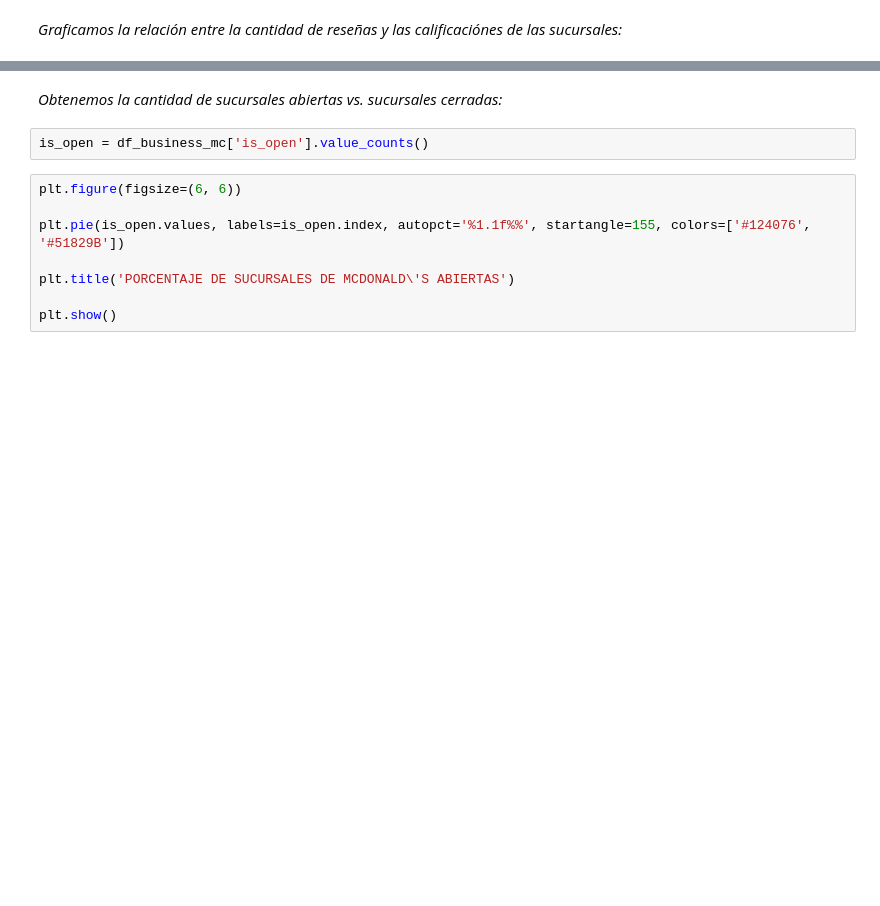
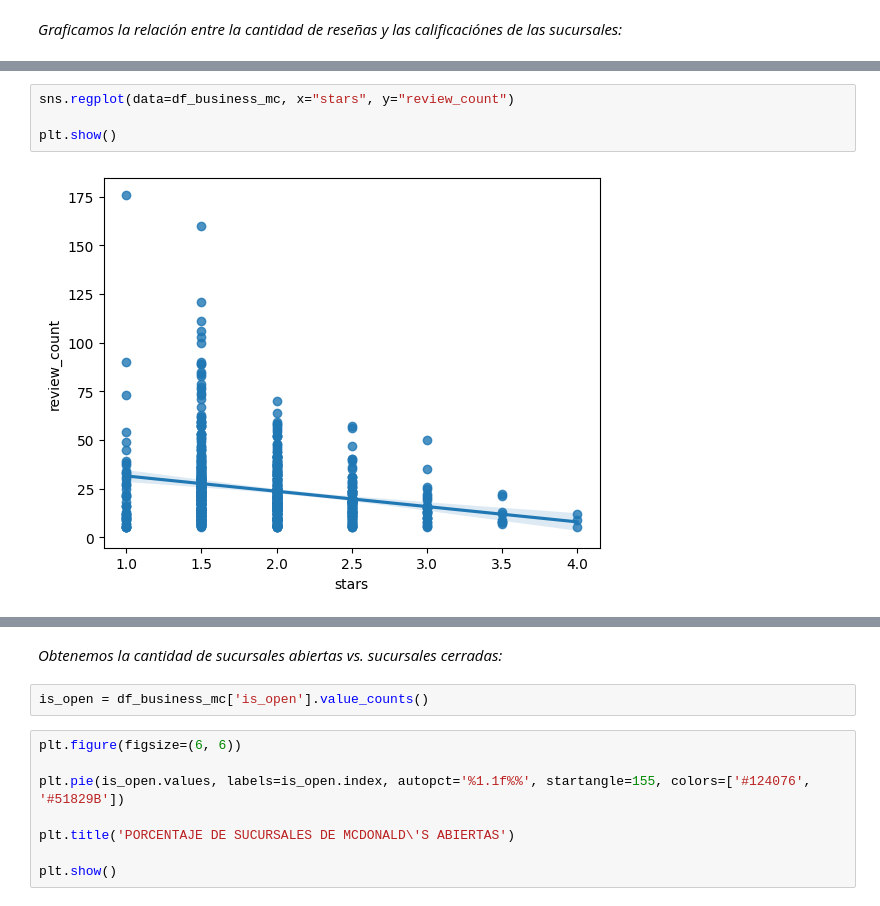
Before and after one commit to MiliTrres/PF_Reviews-Recommendation_Henry, a Jupyter notebook: EDA.ipynb, the cells around one changed output, grey strips where cells are left out. Cells and saved outputs as stored; diff of their text form; blank space fills up the shorter version.

```diff
--- a/EDA.ipynb
+++ b/EDA.ipynb
@@ -421,3 +404,9 @@ plt.show()
+# %%
+sns.regplot(data=df_business_mc, x="stars", y="review_count")
+
+plt.show()
+# %% [output]
+[figure, added]
 # %%
 plt.figure(figsize=(8, 4))
 
```
Also changed, not shown: parts of 101 cells of this notebook, 6 other files.
